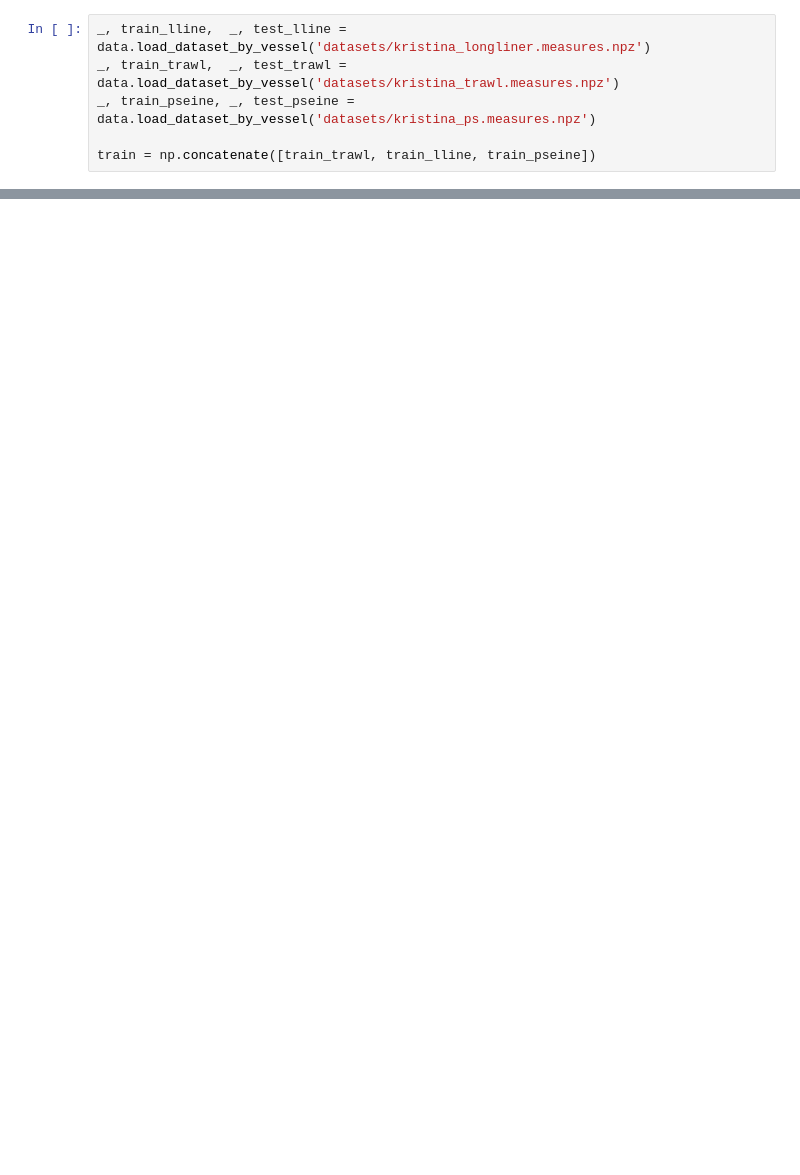
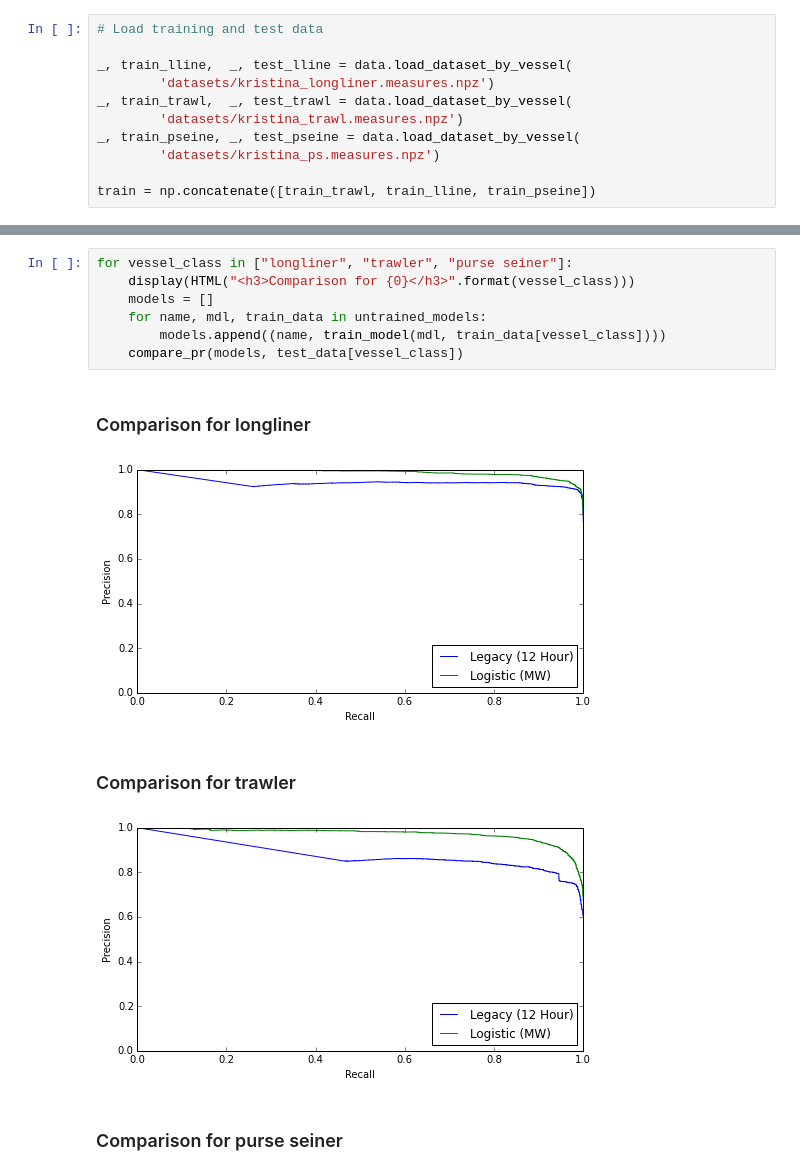
Before and after one commit to GlobalFishingWatch/vessel-scoring, a Jupyter notebook: Model Comparisons.ipynb, the cells around one changed output, grey strips where cells are left out. Drawn from its saved outputs; the diff is of its cells as text; blank space fills up the shorter version.

```diff
--- a/Model Comparisons.ipynb
+++ b/Model Comparisons.ipynb
@@ -9,8 +12,13 @@ from IPython.core.display import display, HTML
 from sklearn import metrics
 # %%
-_, train_lline,  _, test_lline = data.load_dataset_by_vessel('datasets/kristina_longliner.measures.npz')
-_, train_trawl,  _, test_trawl = data.load_dataset_by_vessel('datasets/kristina_trawl.measures.npz')
-_, train_pseine, _, test_pseine = data.load_dataset_by_vessel('datasets/kristina_ps.measures.npz')
+# Load training and test data
+
+_, train_lline,  _, test_lline = data.load_dataset_by_vessel(
+        'datasets/kristina_longliner.measures.npz')
+_, train_trawl,  _, test_trawl = data.load_dataset_by_vessel(
+        'datasets/kristina_trawl.measures.npz')
+_, train_pseine, _, test_pseine = data.load_dataset_by_vessel(
+        'datasets/kristina_ps.measures.npz')
 
 train = np.concatenate([train_trawl, train_lline, train_pseine])
 # %%
@@ -99,0 +88,13 @@ avg / total       0.96      0.74      0.82      5000
+# %%
+for vessel_class in ["longliner", "trawler", "purse seiner"]:
+    display(HTML("<h3>Comparison for {0}</h3>".format(vessel_class)))
+    models = []
+    for name, mdl, train_data in untrained_models:
+        models.append((name, train_model(mdl, train_data[vessel_class])))
+    compare_pr(models, test_data[vessel_class])
+# %% [output]
+Comparison for longliner
+[figure, added]
+Comparison for trawler
+[figure, added]
+Comparison for purse seiner
```
Also changed, not shown: parts of 10 cells of this notebook, 1 other file.
